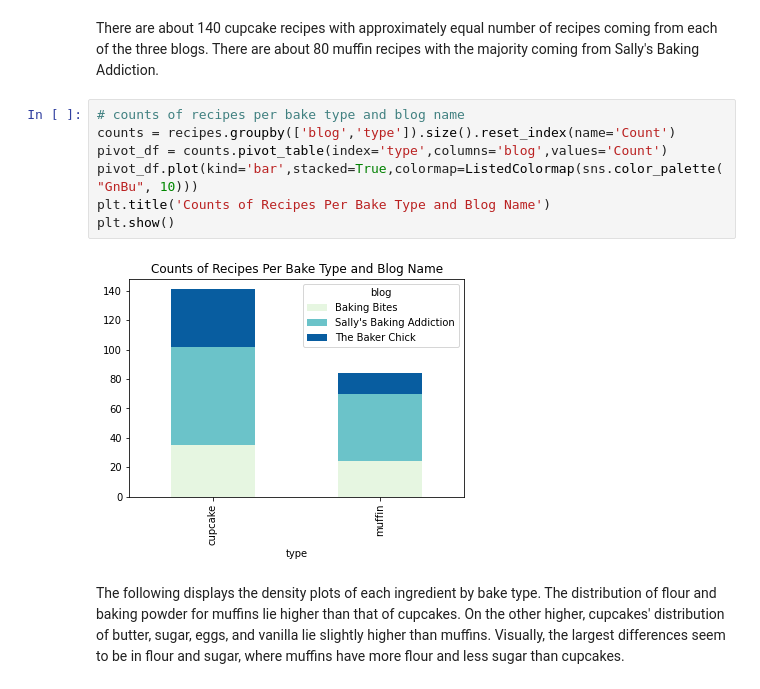
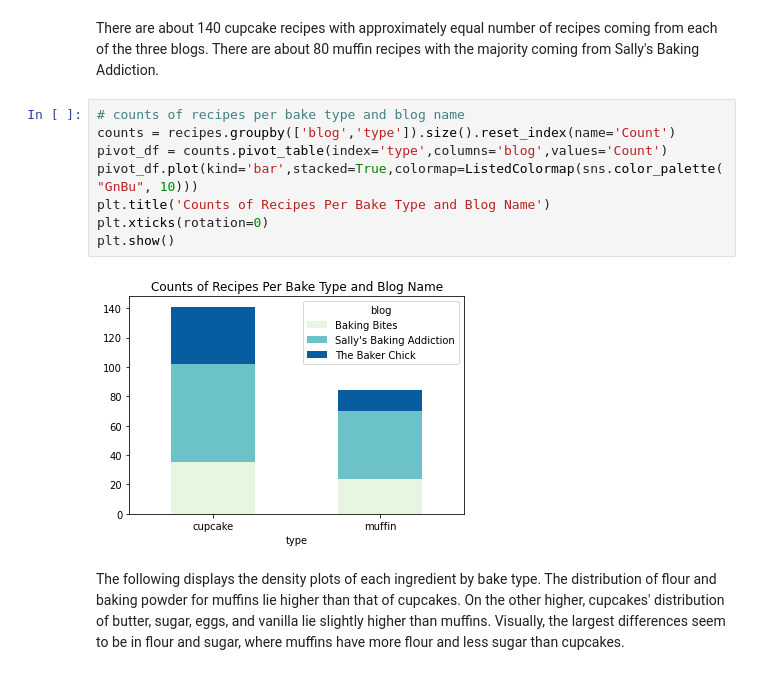
Before and after one commit to amandashu/Cupcake-Muffin-Classification, a Jupyter notebook: reports/analysis.ipynb, the cells around one changed output. Cells and saved outputs as stored; diff of their text form.

```diff
--- a/reports/analysis.ipynb
+++ b/reports/analysis.ipynb
@@ -50,12 +50,13 @@ There are about 140 cupcake recipes with approximately equal number of recipes c
 # %%
 # counts of recipes per bake type and blog name
 counts = recipes.groupby(['blog','type']).size().reset_index(name='Count')
 pivot_df = counts.pivot_table(index='type',columns='blog',values='Count')
 pivot_df.plot(kind='bar',stacked=True,colormap=ListedColormap(sns.color_palette("GnBu", 10)))
 plt.title('Counts of Recipes Per Bake Type and Blog Name')
+plt.xticks(rotation=0)
 plt.show()
 # %% [output]
-[figure, old version]
+[figure, new version]
 # %% [markdown]
 The following displays the density plots of each ingredient by bake type. The distribution of flour and baking powder for muffins lie higher than that of cupcakes. On the other higher, cupcakes' distribution of butter, sugar, eggs, and vanilla lie slightly higher than muffins. Visually, the largest differences seem to be in flour and sugar, where muffins have more flour and less sugar than cupcakes.
 # %%
```
Also changed, not shown: 2 other files.
